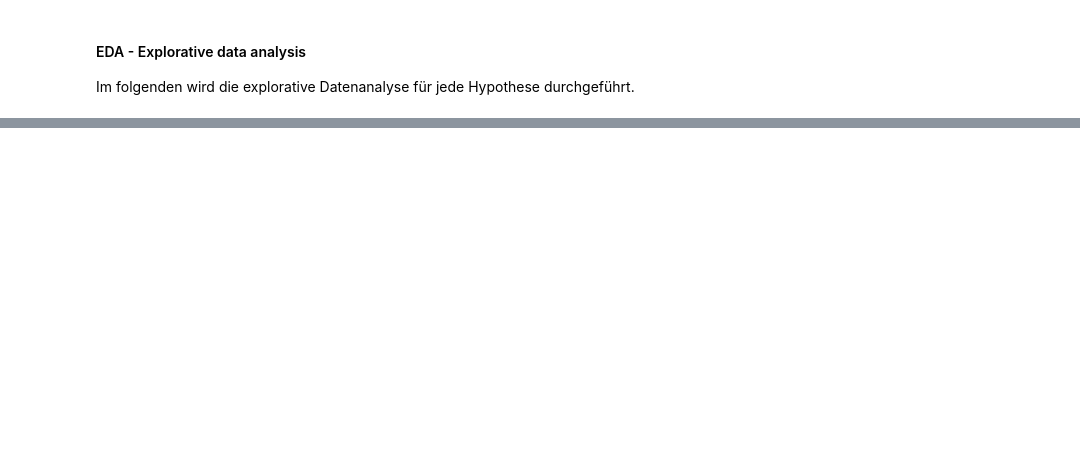
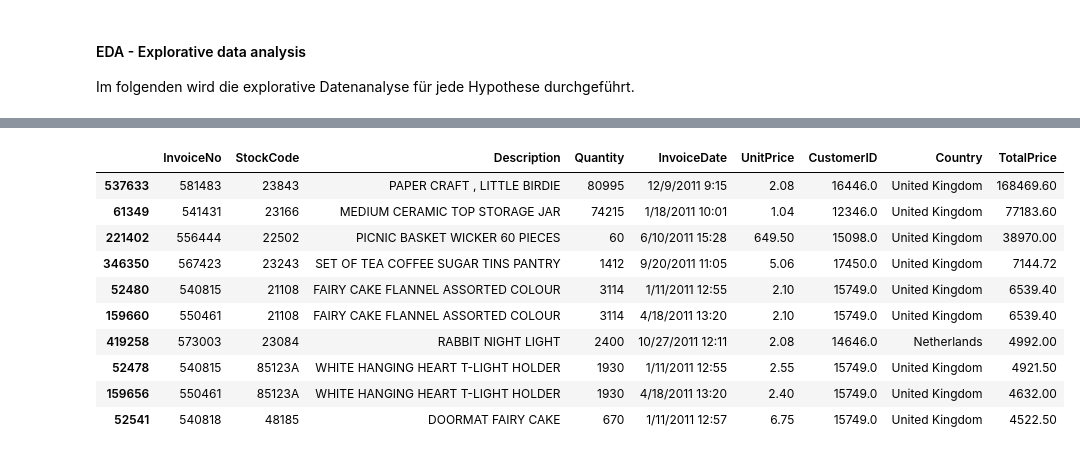
Before and after one commit to ArditFazliu/Analytics-und-Data-Storytelling, a Jupyter notebook: reports/draft_reports/draft_eda.ipynb, the cells around one changed output, grey strips where cells are left out. Cells and saved outputs as stored; diff of their text form; code cells hidden in the pictures; blank space fills up the shorter version.

Commit message:
eda outlier

```diff
--- a/reports/draft_reports/draft_eda.ipynb
+++ b/reports/draft_reports/draft_eda.ipynb
@@ -32,0 +46,5 @@ df = df.dropna(subset=['Description'])
+# %%
+# Sortieren des DataFrame nach Gesamtpreis in absteigender Reihenfolge
+df_sorted = df.sort_values(by='TotalPrice', ascending=False)
+
+print(df_sorted.head(10))
@@ -32,0 +89,18 @@ df = df.dropna(subset=['Description'])
+# %%
+# Vermutlich Outlier
+
+df_sorted = df_sorted.head(10)
+
+df_sorted
+# %% [output]
+|  | InvoiceNo | StockCode | Description | Quantity | InvoiceDate | UnitPrice | CustomerID | Country | TotalPrice |
+| 537633 | 581483 | 23843 | PAPER CRAFT , LITTLE BIRDIE | 80995 | 12/9/2011 9:15 | 2.08 | 16446.0 | United Kingdom | 168469.60 |
+| 61349 | 541431 | 23166 | MEDIUM CERAMIC TOP STORAGE JAR | 74215 | 1/18/2011 10:01 | 1.04 | 12346.0 | United Kingdom | 77183.60 |
+| 221402 | 556444 | 22502 | PICNIC BASKET WICKER 60 PIECES | 60 | 6/10/2011 15:28 | 649.50 | 15098.0 | United Kingdom | 38970.00 |
+| 346350 | 567423 | 23243 | SET OF TEA COFFEE SUGAR TINS PANTRY | 1412 | 9/20/2011 11:05 | 5.06 | 17450.0 | United Kingdom | 7144.72 |
+| 52480 | 540815 | 21108 | FAIRY CAKE FLANNEL ASSORTED COLOUR | 3114 | 1/11/2011 12:55 | 2.10 | 15749.0 | United Kingdom | 6539.40 |
+| 159660 | 550461 | 21108 | FAIRY CAKE FLANNEL ASSORTED COLOUR | 3114 | 4/18/2011 13:20 | 2.10 | 15749.0 | United Kingdom | 6539.40 |
+| 419258 | 573003 | 23084 | RABBIT NIGHT LIGHT | 2400 | 10/27/2011 12:11 | 2.08 | 14646.0 | Netherlands | 4992.00 |
+| 52478 | 540815 | 85123A | WHITE HANGING HEART T-LIGHT HOLDER | 1930 | 1/11/2011 12:55 | 2.55 | 15749.0 | United Kingdom | 4921.50 |
+| 159656 | 550461 | 85123A | WHITE HANGING HEART T-LIGHT HOLDER | 1930 | 4/18/2011 13:20 | 2.40 | 15749.0 | United Kingdom | 4632.00 |
+| 52541 | 540818 | 48185 | DOORMAT FAIRY CAKE | 670 | 1/11/2011 12:57 | 6.75 | 15749.0 | United Kingdom | 4522.50 |
```
Also changed, not shown: parts of 3 cells of this notebook.
